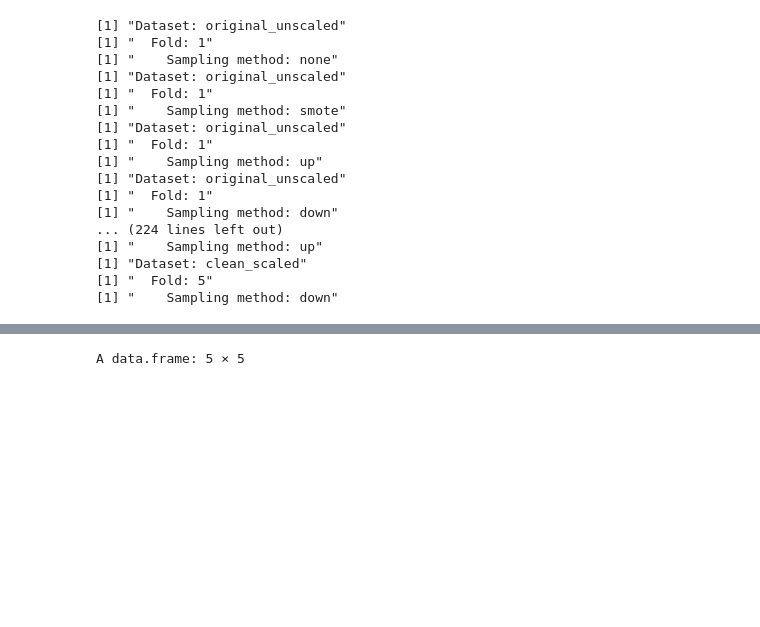
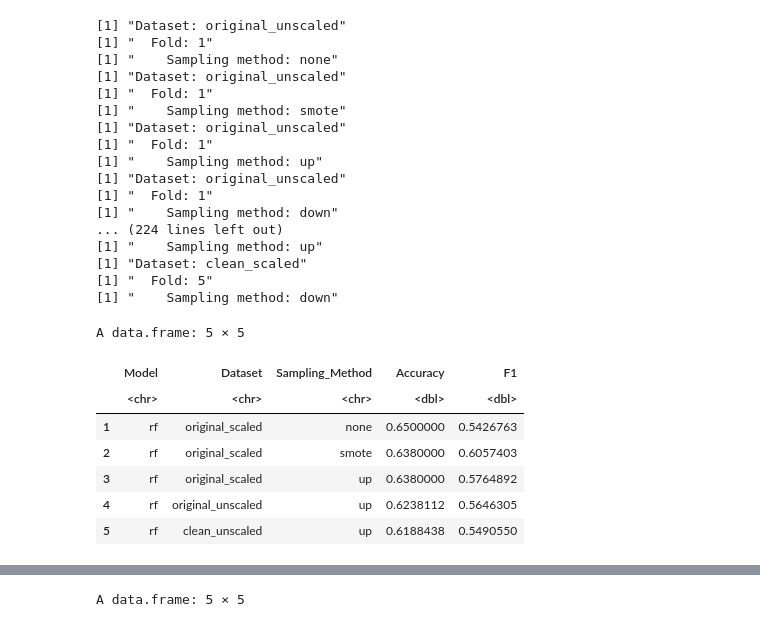
Before and after one commit to TobiasInfo/UTC_SY19, a Jupyter notebook: classification.ipynb, the cells around one changed output, grey strips where cells are left out. Cells and saved outputs as stored; diff of their text form; code cells hidden in the pictures; blank space fills up the shorter version.

```diff
--- a/classification.ipynb
+++ b/classification.ipynb
@@ -1328,3 +1328,14 @@ rf_final_results <-(list(
 [1] "Dataset: clean_scaled"
 [1] "  Fold: 5"
 [1] "    Sampling method: down"
+# %%
+rf_final_results$rf_summary_results %>% arrange(desc(Accuracy)) %>% head(5)
+# %% [output]
+A data.frame: 5 × 5
+|  | Model | Dataset | Sampling_Method | Accuracy | F1 |
+|  | <chr> | <chr> | <chr> | <dbl> | <dbl> |
+| 1 | rf | original_scaled | none | 0.6500000 | 0.5426763 |
+| 2 | rf | original_scaled | smote | 0.6380000 | 0.6057403 |
+| 3 | rf | original_scaled | up | 0.6380000 | 0.5764892 |
+| 4 | rf | original_unscaled | up | 0.6238112 | 0.5646305 |
+| 5 | rf | clean_unscaled | up | 0.6188438 | 0.5490550 |
```
Also changed, not shown: parts of 11 cells of this notebook, 10 other files.
